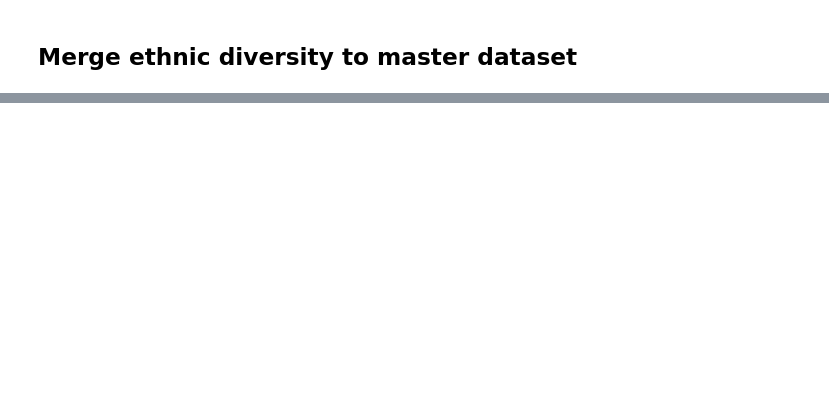
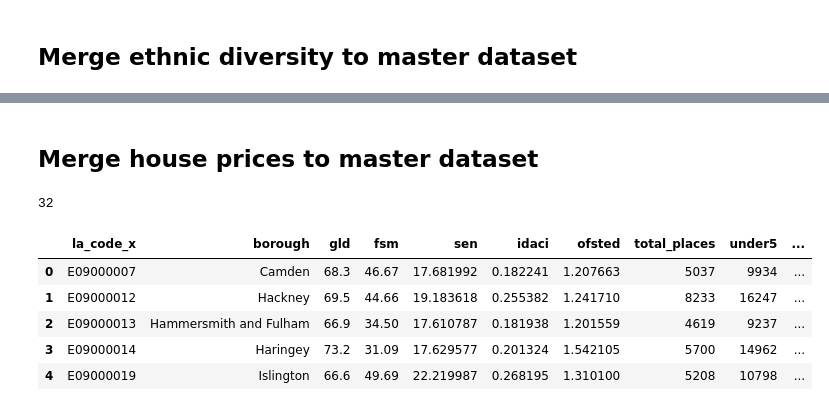
Before and after one commit to ijnicole-debug/BLEY-Dashboard-Dissertation, a Jupyter notebook: notebooks/03_merge_gld_fsm.ipynb, the cells around one changed output, grey strips where cells are left out. Saved outputs shown, nothing was run; the diff lists cells and outputs as text; code cells hidden in the pictures; blank space fills up the shorter version.

Commit message:
house price addition

```diff
--- a/notebooks/03_merge_gld_fsm.ipynb
+++ b/notebooks/03_merge_gld_fsm.ipynb
@@ -335,3 +326,26 @@ df_merged.head()
 # %%
 #save master dataset
 df_merged.to_csv('../data_clean/master_dataset.csv', index=False)
+# %% [markdown]
+## Merge house prices to master dataset
+# %%
+#Load houses diversity dataset
+ethnic_diversity = pd.read_csv('../data_clean/house_prices_clean.csv')
+# %%
+#merge to master dataset
+df_merged = pd.merge(df_merged, ethnic_diversity, on='borough', how='inner')
+# %%
+#validate
+len(df_merged)
+# %% [output]
+32
+# %%
+#reconfirm
+df_merged.head()
+# %% [output]
+|  | la_code_x | borough | gld | fsm | sen | idaci | ofsted | total_places | under5 | ... |
+| 0 | E09000007 | Camden | 68.3 | 46.67 | 17.681992 | 0.182241 | 1.207663 | 5037 | 9934 | ... |
+| 1 | E09000012 | Hackney | 69.5 | 44.66 | 19.183618 | 0.255382 | 1.241710 | 8233 | 16247 | ... |
+| 2 | E09000013 | Hammersmith and Fulham | 66.9 | 34.50 | 17.610787 | 0.181938 | 1.201559 | 4619 | 9237 | ... |
+| 3 | E09000014 | Haringey | 73.2 | 31.09 | 17.629577 | 0.201324 | 1.542105 | 5700 | 14962 | ... |
+| 4 | E09000019 | Islington | 66.6 | 49.69 | 22.219987 | 0.268195 | 1.310100 | 5208 | 10798 | ... |
```
Also changed, not shown: parts of 29 cells of this notebook, 20 other files.
